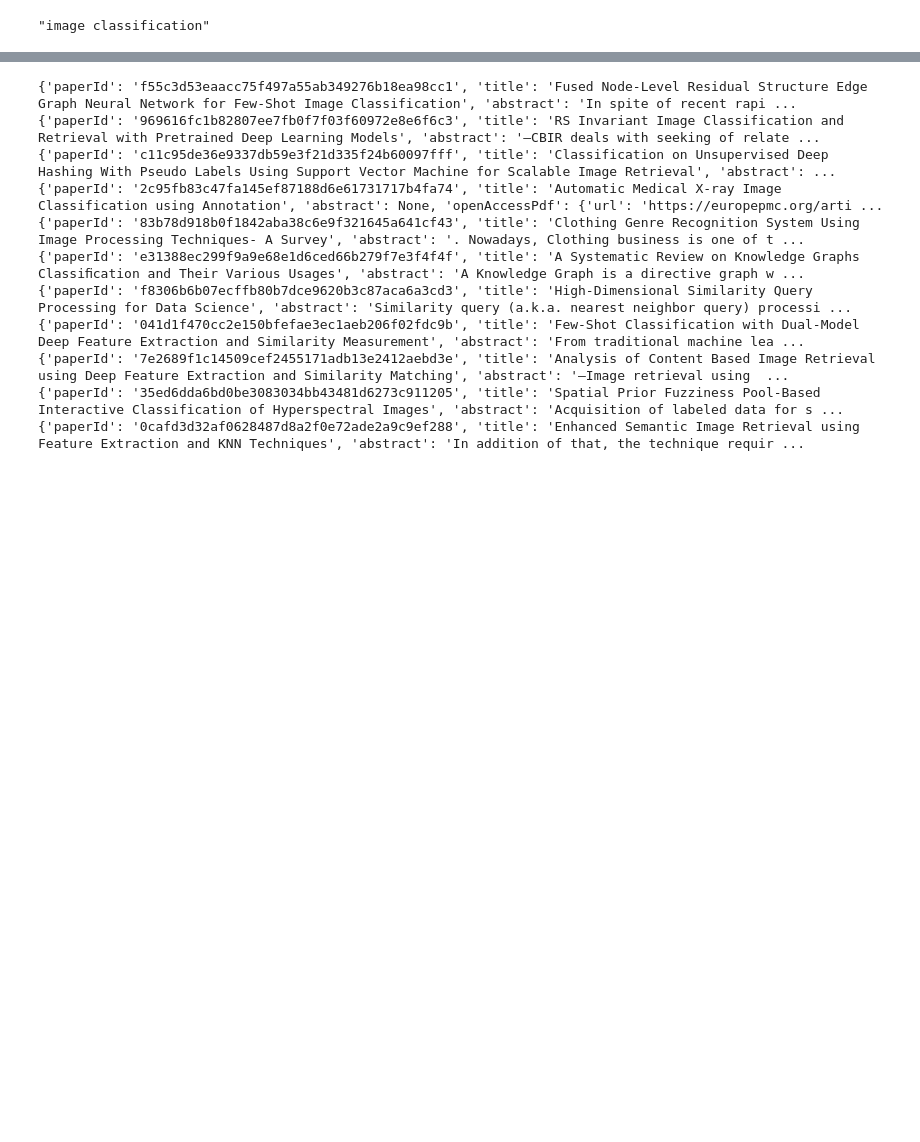
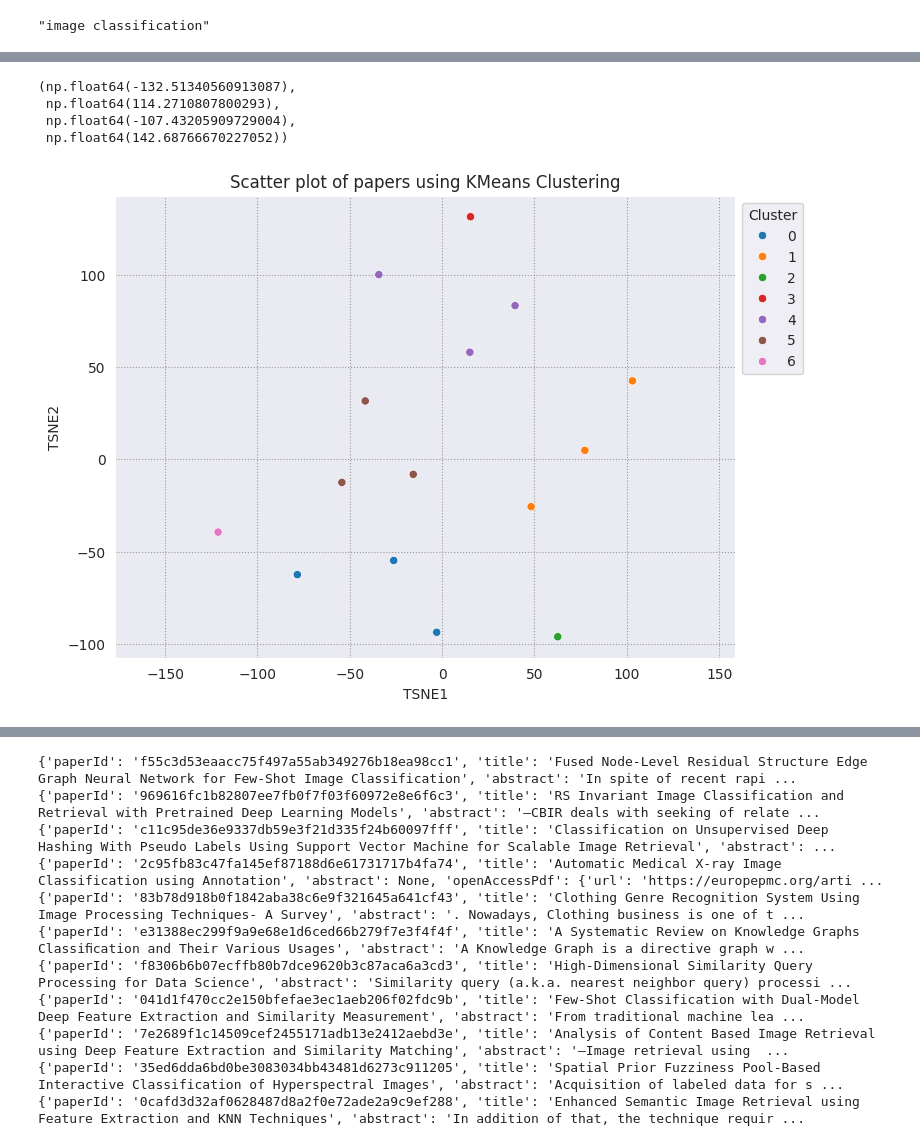
Before and after one commit to Aayushjn/ResearchBot, a Jupyter notebook: researchbot.ipynb, the cells around one changed output, grey strips where cells are left out. Drawn from its saved outputs; the diff is of its cells as text; code cells hidden in the pictures; blank space fills up the shorter version.

```diff
--- a/researchbot.ipynb
+++ b/researchbot.ipynb
@@ -216,0 +241,5 @@ pprint(clusters)
+# %%
+kmeans_model = KMeans(n_clusters=7, random_state=0, n_init="auto").fit(X)
+labels = kmeans_model.fit_predict(X)
+df_tsne['Cluster'] = labels
+df_tsne
@@ -216,0 +263,15 @@ pprint(clusters)
+# %%
+fig, ax = plt.subplots(figsize=(8,6)) # Set figsize
+sns.set_style('darkgrid', {"grid.color": ".6", "grid.linestyle": ":"})
+sns.scatterplot(data=df_tsne, x='TSNE1', y='TSNE2', hue='Cluster', palette='tab10')
+sns.move_legend(ax, "upper left", bbox_to_anchor=(1, 1))
+plt.title('Scatter plot of papers using KMeans Clustering');
+plt.xlabel('TSNE1');
+plt.ylabel('TSNE2');
+plt.axis('equal')
+# %% [output]
+(np.float64(-132.51340560913087),
+ np.float64(114.2710807800293),
+ np.float64(-107.43205909729004),
+ np.float64(142.68766670227052))
+[figure, added]
```
Also changed, not shown: parts of 12 cells of this notebook, 2 other files.
